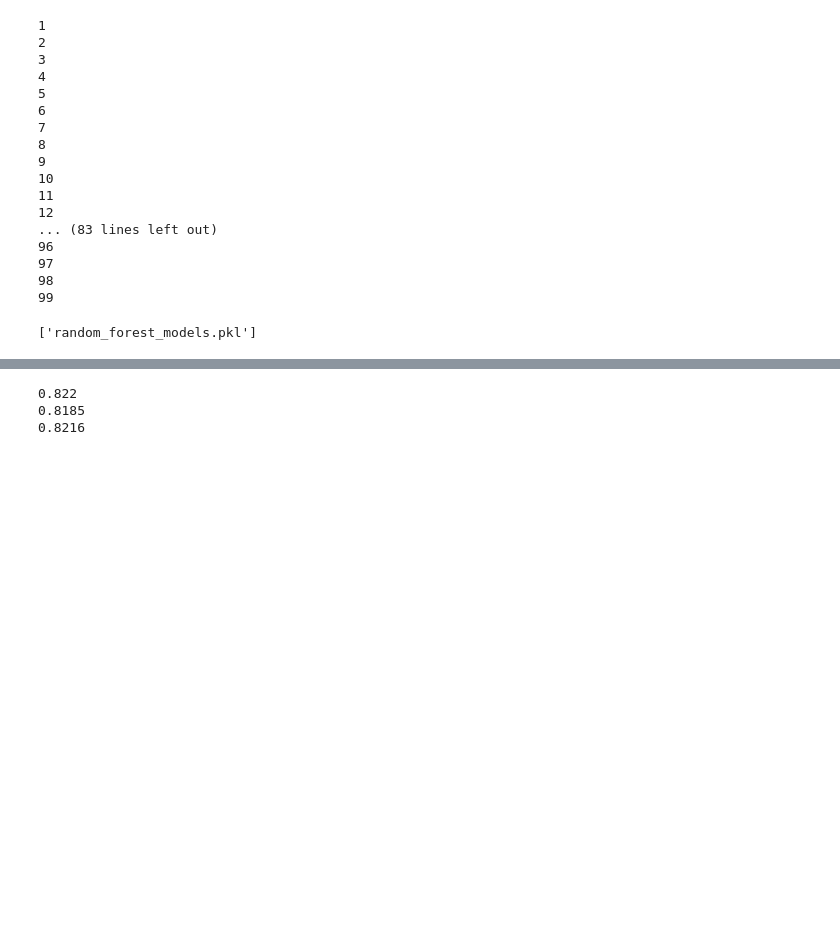
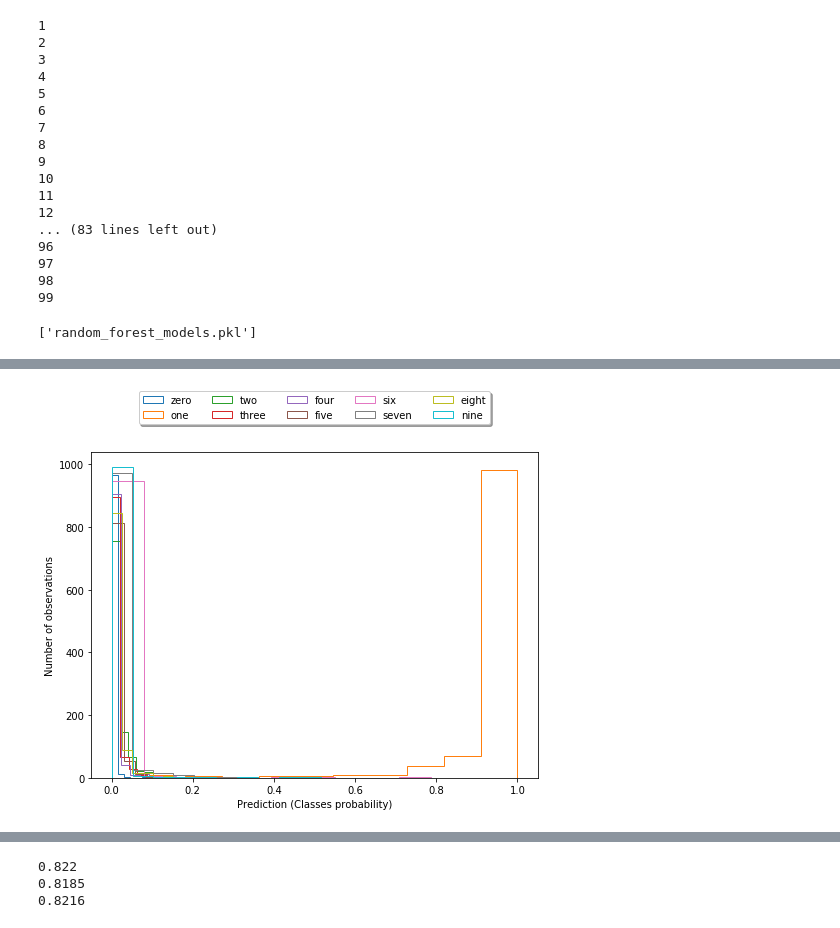
Before and after one commit to Ravikiran-Bhat-Git/learning_and_adaptivity, a Jupyter notebook: assignment08/Untitled.ipynb, the cells around one changed output, grey strips where cells are left out. Cells and saved outputs as stored; diff of their text form; code cells hidden in the pictures; blank space fills up the shorter version.

```diff
--- a/assignment08/Untitled.ipynb
+++ b/assignment08/Untitled.ipynb
@@ -75,0 +165,4 @@ joblib.dump(models, 'random_forest_models.pkl')
+# %%
+plot_uncertainty(models[99],test_images,test_labels)
+# %% [output]
+[figure, added]
```
Also changed, not shown: parts of 22 cells of this notebook, 10 other files.
